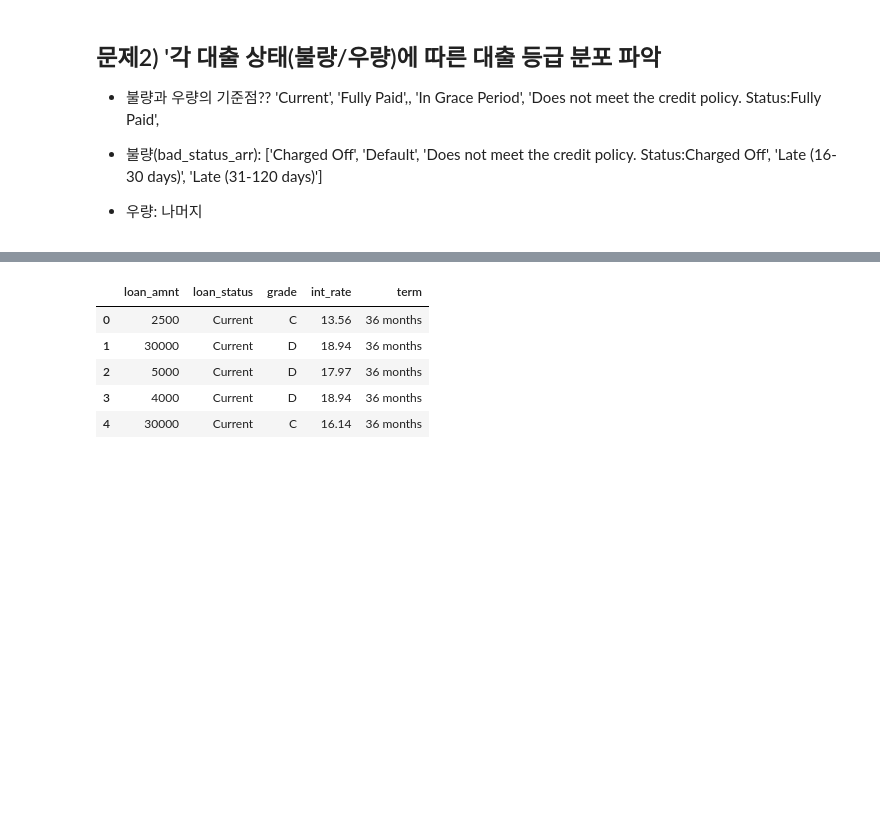
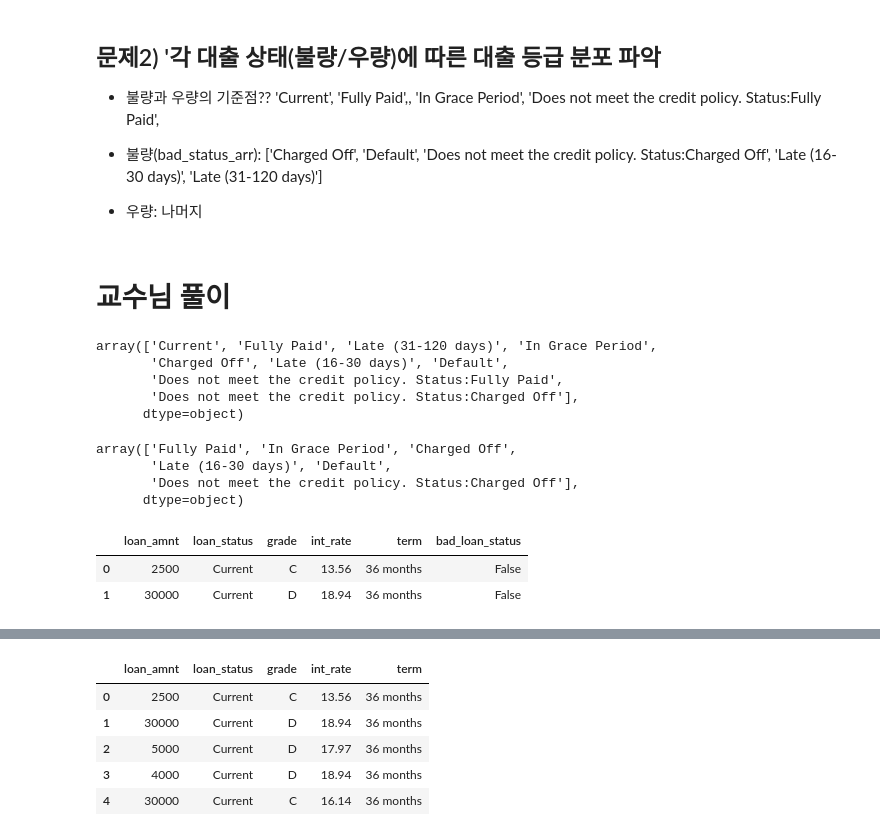
Before and after one commit to efforthye/human-ai, a Jupyter notebook: workspace/3-05) pandas를 활용한 데이터 분석 실습.ipynb, the cells around one changed output, grey strips where cells are left out. Cells and saved outputs as stored; diff of their text form; code cells hidden in the pictures; blank space fills up the shorter version.

```diff
--- a/workspace/3-05) pandas를 활용한 데이터 분석 실습.ipynb
+++ b/workspace/3-05) pandas를 활용한 데이터 분석 실습.ipynb
@@ -134,3 +168,33 @@ dtype: int64
 
 - 불량(bad_status_arr): ['Charged Off', 'Default', 'Does not meet the credit policy. Status:Charged Off', 'Late (16-30 days)', 'Late (31-120 days)']
 - 우량: 나머지
+# %% [markdown]
+# 교수님 풀이
+# %%
+df2.loan_status.unique()
+# %% [output]
+array(['Current', 'Fully Paid', 'Late (31-120 days)', 'In Grace Period',
+       'Charged Off', 'Late (16-30 days)', 'Default',
+       'Does not meet the credit policy. Status:Fully Paid',
+       'Does not meet the credit policy. Status:Charged Off'],
+      dtype=object)
+# %%
+## loan_status 고유값 추출 및 저장
+total_status_category = df2['loan_status'].unique()
+
+## 불량 등급만 모으기 (인덱스로 정의)
+bad_status_category = total_status_category[[1,3,4,5,6,8]] # 불량 등급들 정의
+bad_status_category # 이런 상태이면 불량인 것이다.
+# %% [output]
+array(['Fully Paid', 'In Grace Period', 'Charged Off',
+       'Late (16-30 days)', 'Default',
+       'Does not meet the credit policy. Status:Charged Off'],
+      dtype=object)
+# %%
+## 컬럼을 추가해 loan_status가 bad_status에 속하면 true, 아니면 false 표시 => 그럼 이제 풀량과 우량의 등급이 구분됐다.
+df2['bad_loan_status'] = df2.loan_status.isin(bad_status_category)
+df2.head(2)
+# %% [output]
+|  | loan_amnt | loan_status | grade | int_rate | term | bad_loan_status |
+| 0 | 2500 | Current | C | 13.56 | 36 months | False |
+| 1 | 30000 | Current | D | 18.94 | 36 months | False |
```
Also changed, not shown: parts of 20 cells of this notebook, 3 other files.
